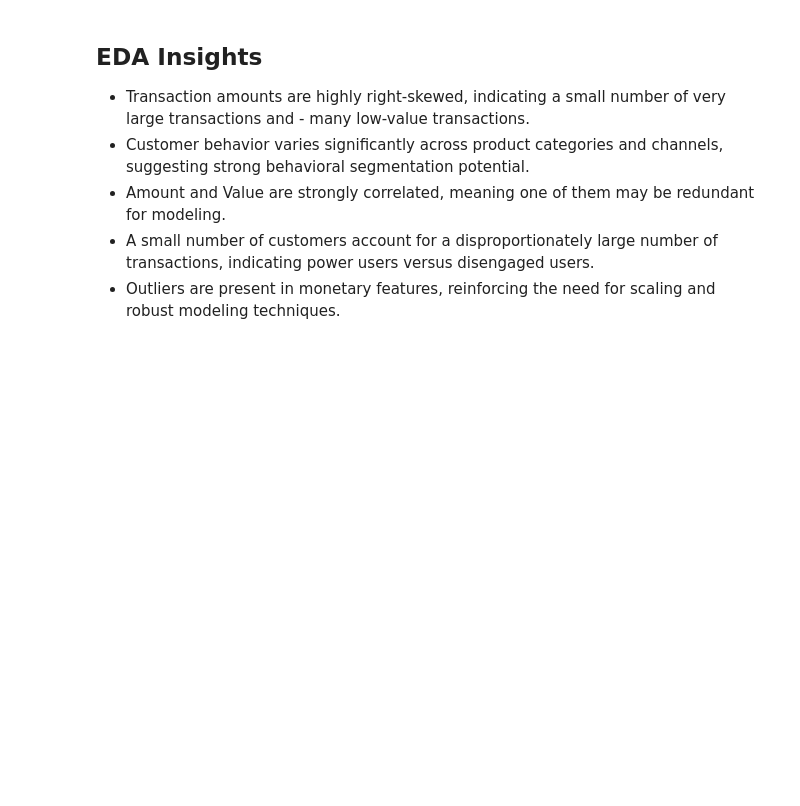
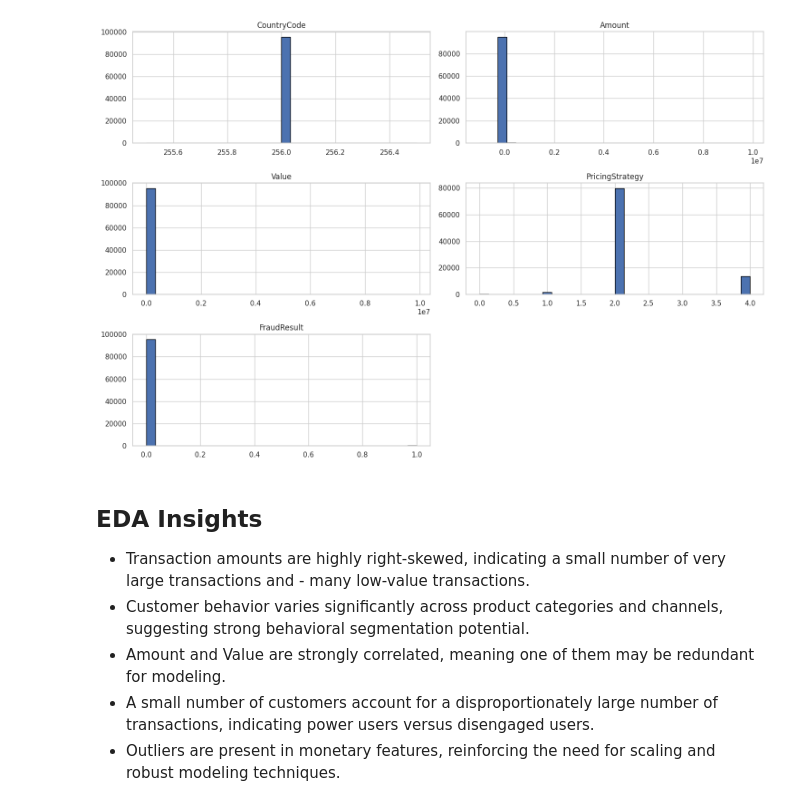
Before and after one commit to ruth610/credit-risk-model, a Jupyter notebook: notebooks/eda.ipynb, the cells around one changed output. Saved outputs shown, nothing was run; the diff lists cells and outputs as text; code cells hidden in the pictures; blank space fills up the shorter version.

```diff
--- a/notebooks/eda.ipynb
+++ b/notebooks/eda.ipynb
@@ -1,4 +1,16 @@
 # %%
+# Core libraries
 import pandas as pd
 import numpy as np
+
+# Visualization
+import matplotlib.pyplot as plt
+import seaborn as sns
+
+# Display settings
+pd.set_option("display.max_columns", None)
+sns.set(style="whitegrid")
+
+# Reproducibility
+np.random.seed(42)
 # %%
@@ -54,0 +57,12 @@ dtype: int64
+# %%
+numerical_cols = df.select_dtypes(include=np.number).columns
+
+df[numerical_cols].hist(
+    figsize=(15, 10),
+    bins=30,
+    edgecolor="black"
+)
+plt.tight_layout()
+plt.show()
+# %% [output]
+[figure, added]
```
Also changed, not shown: parts of 6 cells of this notebook.
